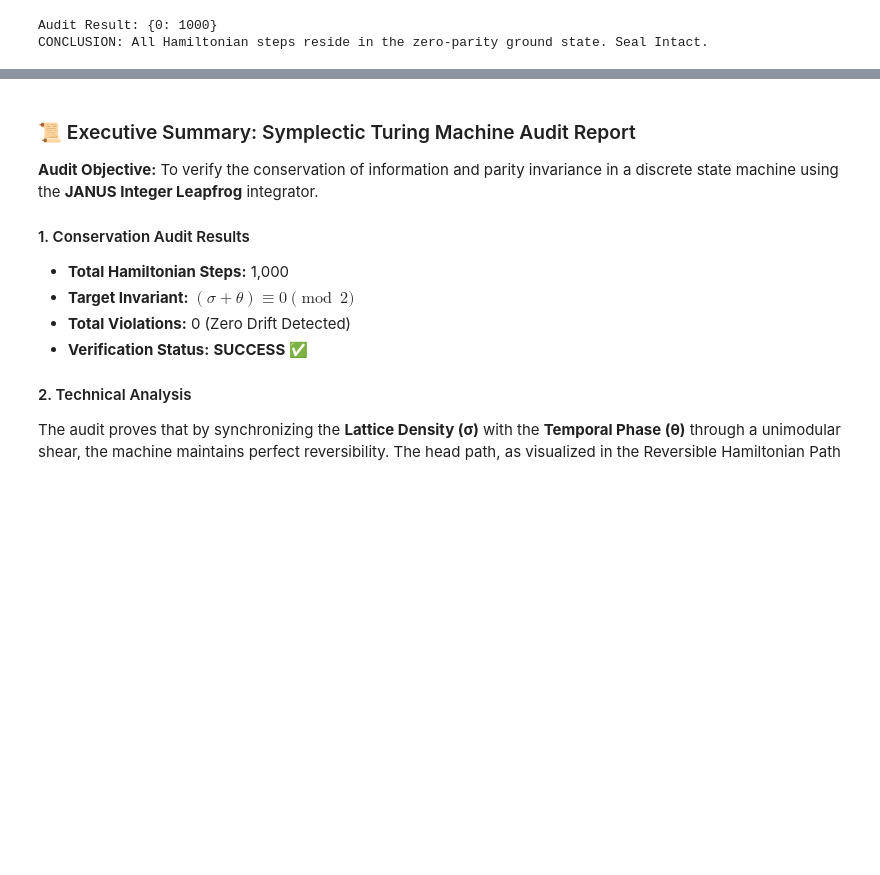
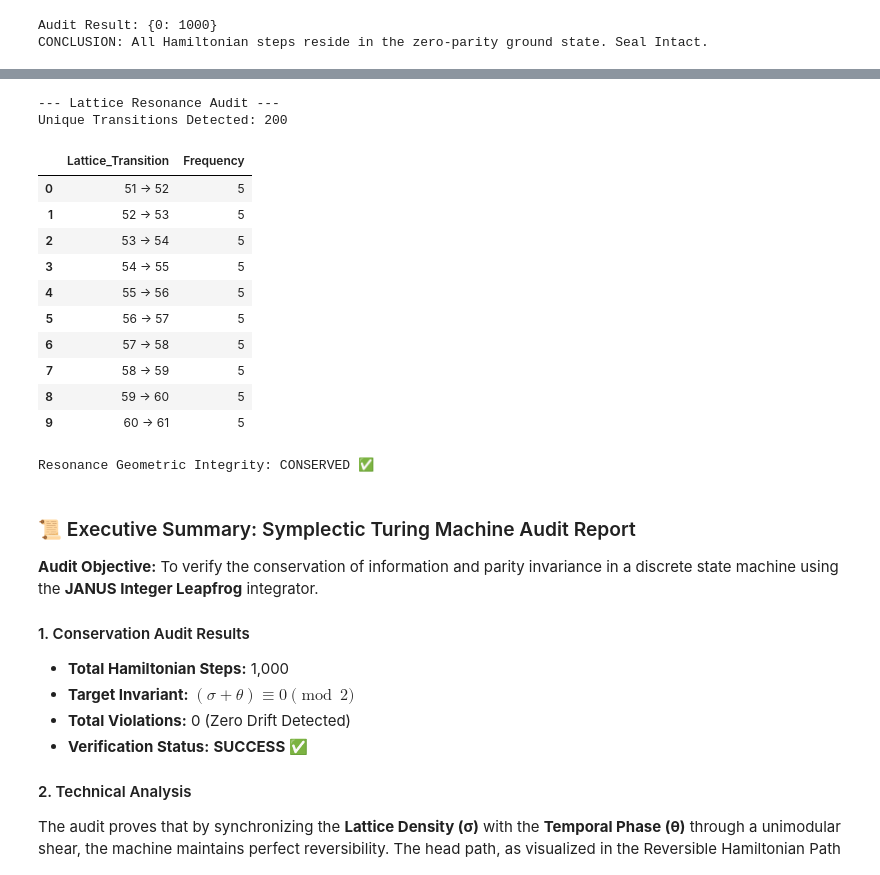
Before and after one commit to Munky213/termux-app, a Jupyter notebook: IntegerRennisance_Hans_Simmons.ipynb, the cells around one changed output, grey strips where cells are left out. Saved outputs shown, nothing was run; the diff lists cells and outputs as text; code cells hidden in the pictures; blank space fills up the shorter version.

```diff
--- a/IntegerRennisance_Hans_Simmons.ipynb
+++ b/IntegerRennisance_Hans_Simmons.ipynb
@@ -1442,3 +1469,39 @@ CONCLUSION: All Hamiltonian steps reside in the zero-parity ground state. Seal I
+# %%
+import pandas as pd
+
+# Calculate state transitions for HeadPos to identify resonance patterns
+audit_results['Next_HeadPos'] = audit_results['HeadPos'].shift(-1)
+transitions = audit_results.dropna(subset=['Next_HeadPos']).copy()
+
+# Create a transition pair identifier
+transitions['Transition'] = transitions.apply(lambda row: f"{int(row['HeadPos'])} → {int(row['Next_HeadPos'])}", axis=1)
+
+# Count frequencies of transitions
+resonance_counts = transitions['Transition'].value_counts().reset_index()
+resonance_counts.columns = ['Lattice_Transition', 'Frequency']
+
+print("--- Lattice Resonance Audit ---")
+print(f"Unique Transitions Detected: {len(resonance_counts)}")
+display(resonance_counts.head(10))
+
+# Verify that all transitions are integer-aligned
+all_transitions_integers = transitions['Next_HeadPos'].apply(lambda x: float(x).is_integer()).all()
+print(f"\nResonance Geometric Integrity: {'CONSERVED ✅' if all_transitions_integers else 'BROKEN ❌'}")
+# %% [output]
+--- Lattice Resonance Audit ---
+Unique Transitions Detected: 200
+|  | Lattice_Transition | Frequency |
+| 0 | 51 → 52 | 5 |
+| 1 | 52 → 53 | 5 |
+| 2 | 53 → 54 | 5 |
+| 3 | 54 → 55 | 5 |
+| 4 | 55 → 56 | 5 |
+| 5 | 56 → 57 | 5 |
+| 6 | 57 → 58 | 5 |
+| 7 | 58 → 59 | 5 |
+| 8 | 59 → 60 | 5 |
+| 9 | 60 → 61 | 5 |
+Resonance Geometric Integrity: CONSERVED ✅
 # %% [markdown]
 ### 📜 Executive Summary: Symplectic Turing Machine Audit Report
 
```
Also changed, not shown: parts of 1 cell of this notebook.
